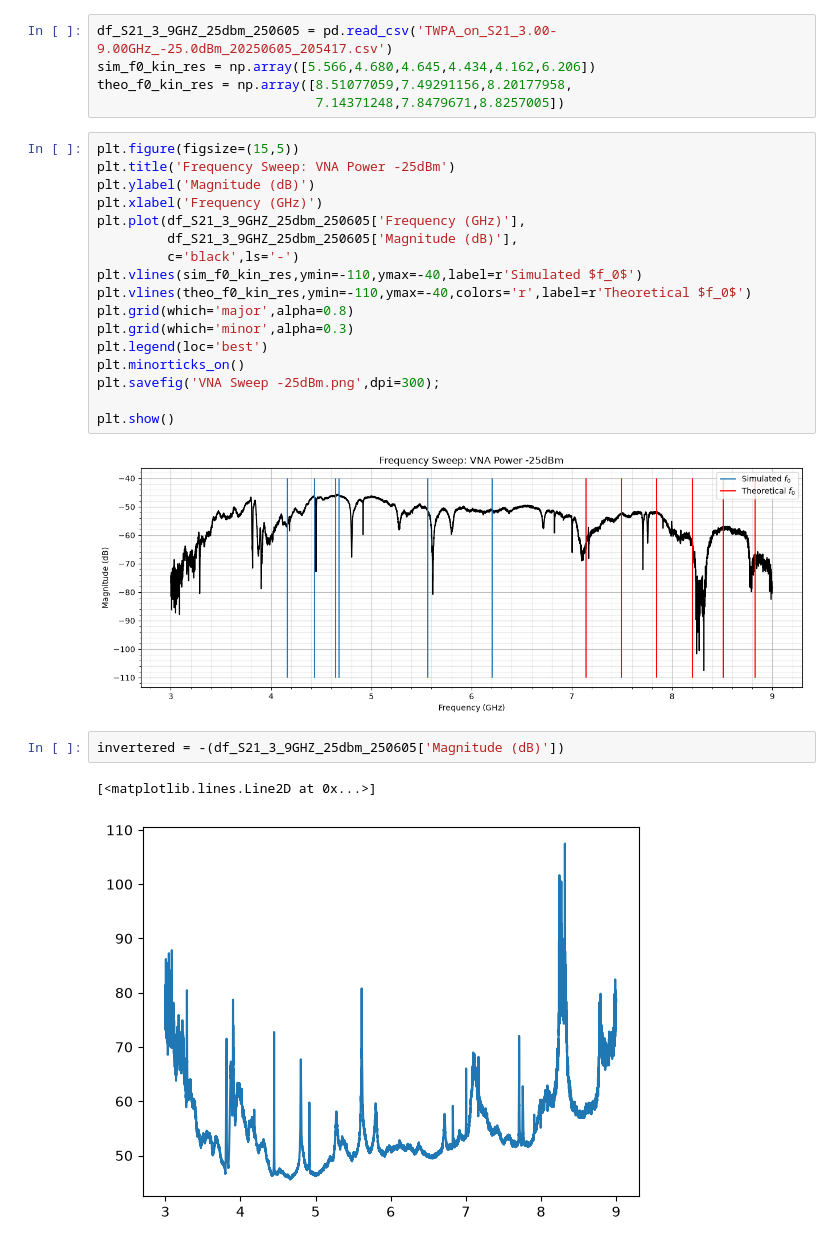
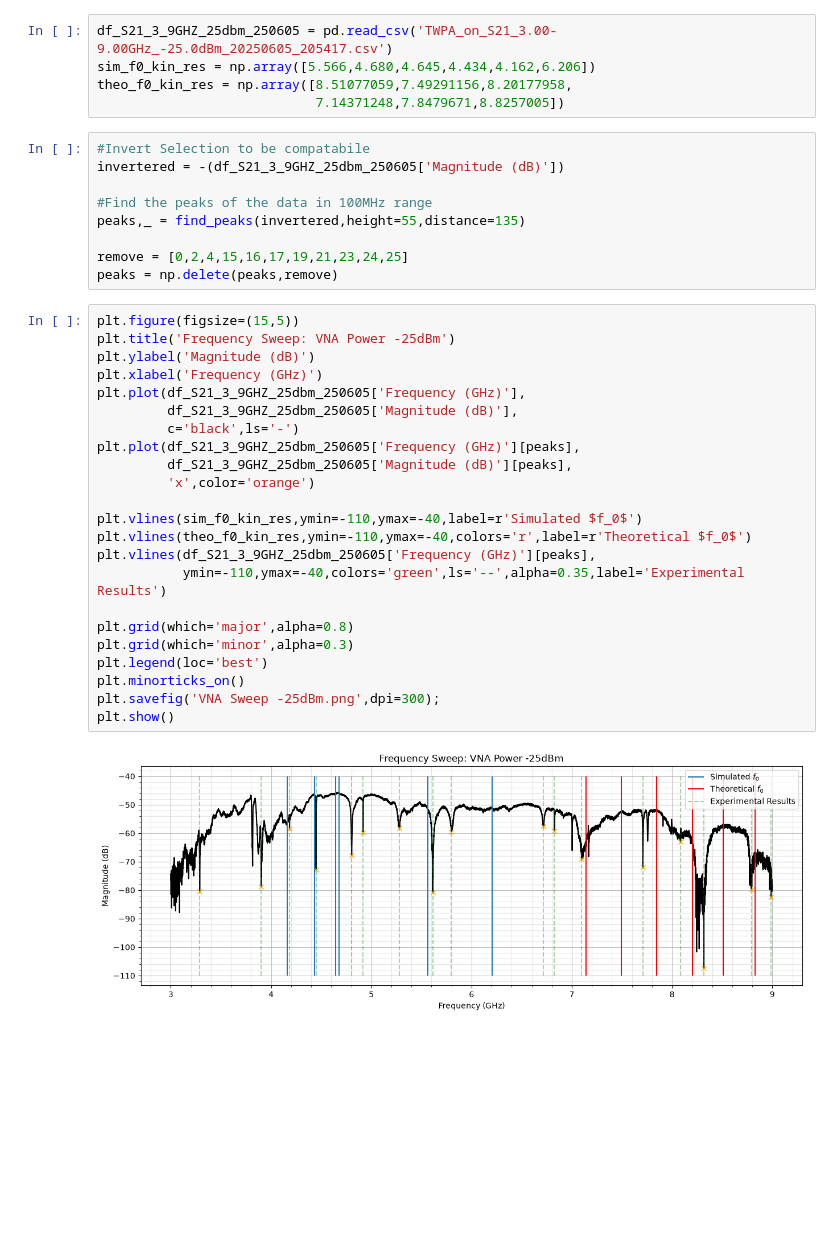
Before and after one commit to benji-thomas/Resonator-Frequency-Simulation, a Jupyter notebook: Experimental_Data_Analysis.ipynb, the cells around one changed output. Saved outputs shown, nothing was run; the diff lists cells and outputs as text; blank space fills up the shorter version.

```diff
--- a/Experimental_Data_Analysis.ipynb
+++ b/Experimental_Data_Analysis.ipynb
@@ -8,27 +8,37 @@ df_S21_3_9GHZ_25dbm_250605 = pd.read_csv('TWPA_on_S21_3.00-9.00GHz_-25.0dBm_2025
 sim_f0_kin_res = np.array([5.566,4.680,4.645,4.434,4.162,6.206])
 theo_f0_kin_res = np.array([8.51077059,7.49291156,8.20177958,
                             7.14371248,7.8479671,8.8257005])
+# %%
+#Invert Selection to be compatabile
+invertered = -(df_S21_3_9GHZ_25dbm_250605['Magnitude (dB)'])
+
+#Find the peaks of the data in 100MHz range
+peaks,_ = find_peaks(invertered,height=55,distance=135)
+
+remove = [0,2,4,15,16,17,19,21,23,24,25]
+peaks = np.delete(peaks,remove)
 # %%
 plt.figure(figsize=(15,5))
 plt.title('Frequency Sweep: VNA Power -25dBm')
 plt.ylabel('Magnitude (dB)')
 plt.xlabel('Frequency (GHz)')
 plt.plot(df_S21_3_9GHZ_25dbm_250605['Frequency (GHz)'],
          df_S21_3_9GHZ_25dbm_250605['Magnitude (dB)'],
          c='black',ls='-')
+plt.plot(df_S21_3_9GHZ_25dbm_250605['Frequency (GHz)'][peaks],
+         df_S21_3_9GHZ_25dbm_250605['Magnitude (dB)'][peaks],
+         'x',color='orange')
+
 plt.vlines(sim_f0_kin_res,ymin=-110,ymax=-40,label=r'Simulated $f_0$')
 plt.vlines(theo_f0_kin_res,ymin=-110,ymax=-40,colors='r',label=r'Theoretical $f_0$')
+plt.vlines(df_S21_3_9GHZ_25dbm_250605['Frequency (GHz)'][peaks],
+           ymin=-110,ymax=-40,colors='green',ls='--',alpha=0.35,label='Experimental Results')
+
 plt.grid(which='major',alpha=0.8)
 plt.grid(which='minor',alpha=0.3)
 plt.legend(loc='best')
 plt.minorticks_on()
 plt.savefig('VNA Sweep -25dBm.png',dpi=300);
-
 plt.show()
 # %% [output]
-[figure, old version]
+[figure, new version]
-# %%
-invertered = -(df_S21_3_9GHZ_25dbm_250605['Magnitude (dB)'])
-# %% [output]
-[<matplotlib.lines.Line2D at 0x...>]
-[figure, removed]
```
Also changed, not shown: parts of 2 cells of this notebook, 1 other file.
